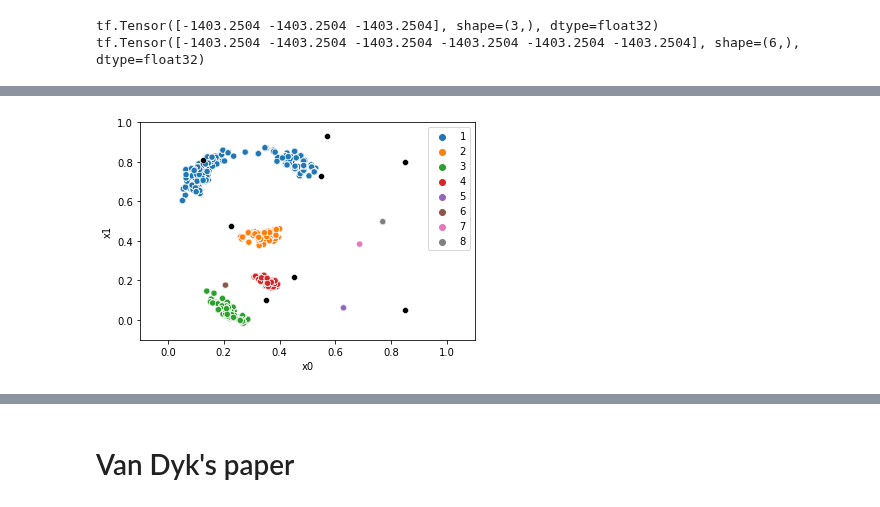
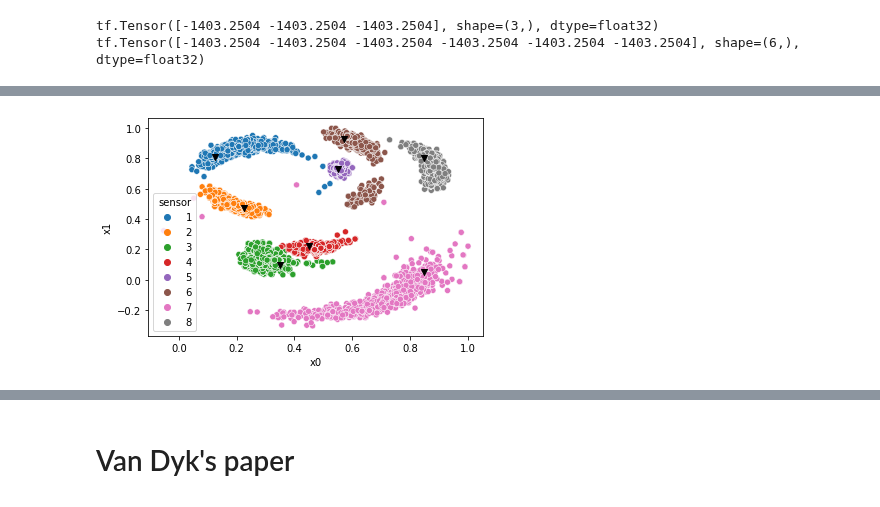
Before and after one commit to XingLLiu/u-stat-high-dim, a Jupyter notebook: sensor_network.ipynb, the cells around one changed output, grey strips where cells are left out. Cells and saved outputs as stored; diff of their text form; code cells hidden in the pictures.

```diff
--- a/sensor_network.ipynb
+++ b/sensor_network.ipynb
@@ -127,11 +154,10 @@ tf.Tensor([-1403.2504 -1403.2504 -1403.2504 -1403.2504 -1403.2504 -1403.2504], s
 # %%
 dim = 16
 
-n = 200000 # 1000
-# ind = tf.range(start=0, limit=200000, delta=200000//1000)
-# ind = tf.range(start=0, limit=100000, delta=100000//1000)
-ind = range(n)
+n = 1000
+ind = tf.range(start=0, limit=200000, delta=200000//n)
+# ind = tf.range(start=0, limit=100000, delta=100000//n)
+# ind = range(n)
 
-mcmc_res = pd.read_csv("res/sensors/res_ram2.csv")
-# mcmc_res = pd.read_csv("res/sensors/res_mt2.csv")
+mcmc_res = pd.read_csv("res/sensors/res_ram_improper.csv")
 samples_off = tf.constant(mcmc_res.loc[ind].to_numpy(), dtype=tf.float32)
@@ -138,5 +172,5 @@ samples_off = tf.constant(mcmc_res.loc[ind].to_numpy(), dtype=tf.float32)
 # %%
-def plot_sensors(x, lims=None, loc_true=None):
+def plot_sensors(x, lims=None, loc_true=None, extra=None):
     n = x.shape[0]
     nsensors = loc_true.shape[0]
 
@@ -150,22 +184,18 @@ def plot_sensors(x, lims=None, loc_true=None):
                             "sensor": sensors_ind})
 
     sns.scatterplot(data=plot_df, x="x0", y="x1", hue="sensor")
-    sns.scatterplot(data=loc_true_df, x="x0", y="x1", color="black", markers="v")
+    plt.scatter(loc_true_df["x0"], loc_true_df["x1"], color="black", marker="v")
+
+    if extra is not None:
+        extra_np = tf.reshape(extra, (-1, 2)).numpy()
+        plt.scatter(extra_np[:, 0], extra_np[:, 1], color="grey", marker="P")
+
     if lims is not None:
         _ = plt.axis(xmin=lims[0], xmax=lims[1], ymin=lims[2], ymax=lims[3])
-
-def show_jumps(x, lims=None, mode_list=None):
-    mode_list = [tf.reshape(x, (4, 2)) for x in mode_list]
-
-    plot_sensors(x, lims=None)
-
-    nmodes = len(mode_list)
-    for i in range(nmodes):
-        for j in range(i+1, nmodes):
-            mode1, mode2 = mode_list[i], mode_list[j]
-            for k in range(4):
-                _ = plt.plot(mode1[k], mode2[k], linewidth=2)
 # %%
-plot_sensors(samples_off, lims=[-0.1, 1.1, -0.1, 1,1], loc_true=loc_true[:8])
+plot_sensors(samples_off,
+#              lims=[-0.1, 1.1, -0.1, 1,1],
+             loc_true=loc_true[:8],
+)
 # %% [output]
-[figure, old version]
+[figure, new version]
```
Also changed, not shown: parts of 26 cells of this notebook, 1 other file.
